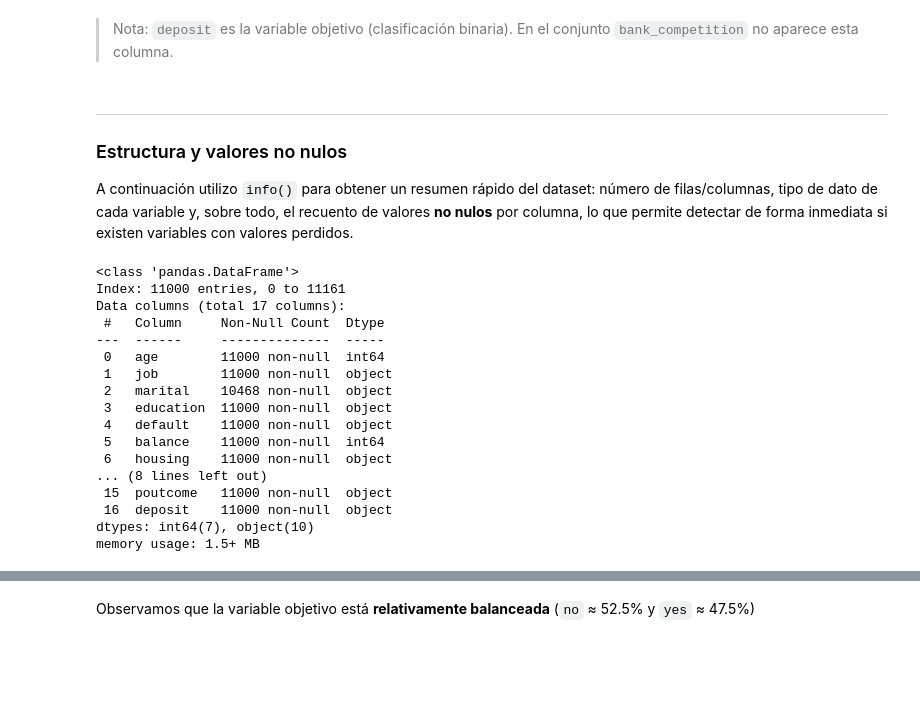
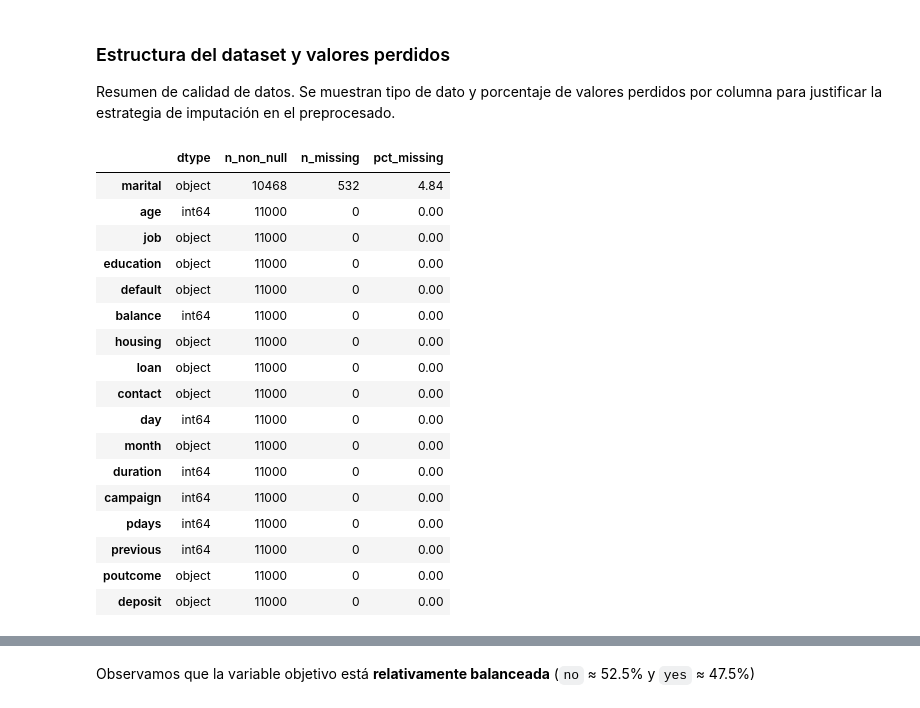
Before and after one commit to DiegoVa6/Grupo05_Practica1, a Jupyter notebook: exercise.ipynb, the cells around one changed output, grey strips where cells are left out. Cells and saved outputs as stored; diff of their text form; code cells hidden in the pictures; blank space fills up the shorter version.

```diff
--- a/exercise.ipynb
+++ b/exercise.ipynb
@@ -57,28 +83,37 @@ Como ya conocemos las variables predictoras, dejo una tabla con ellas
-# %% [markdown]
-> Nota: `deposit` es la variable objetivo (clasificación binaria). En el conjunto `bank_competition` no aparece esta columna.
 # %% [markdown]
-----
-### Estructura y valores no nulos
-
-A continuación utilizo `info()` para obtener un resumen rápido del dataset: número de filas/columnas, tipo de dato de cada variable y, sobre todo, el recuento de valores **no nulos** por columna, lo que permite detectar de forma inmediata si existen variables con valores perdidos.
+### Estructura del dataset y valores perdidos
+Resumen de calidad de datos. Se muestran tipo de dato y porcentaje de valores perdidos por columna para justificar la estrategia de imputación en el preprocesado.
-# %%
-ava_data.info()
-# %% [output]
-<class 'pandas.DataFrame'>
-Index: 11000 entries, 0 to 11161
-Data columns (total 17 columns):
- #   Column     Non-Null Count  Dtype
----  ------     --------------  -----
- 0   age        11000 non-null  int64
- 1   job        11000 non-null  object
- 2   marital    10468 non-null  object
- 3   education  11000 non-null  object
- 4   default    11000 non-null  object
- 5   balance    11000 non-null  int64
- 6   housing    11000 non-null  object
-... (8 lines left out)
- 15  poutcome   11000 non-null  object
- 16  deposit    11000 non-null  object
-dtypes: int64(7), object(10)
-memory usage: 1.5+ MB
+# %%
+# Resumen por columna: tipo, no-nulos, nulos y % nulos
+summary = pd.DataFrame({
+    "dtype": ava_data.dtypes.astype(str),
+    "n_non_null": ava_data.notna().sum(),
+    "n_missing": ava_data.isna().sum(),
+})
+
+summary["pct_missing"] = (summary["n_missing"] / len(ava_data) * 100).round(2)
+
+# Ordenamos por % de missing (más relevante arriba)
+summary = summary.sort_values("pct_missing", ascending=False)
+
+summary
+# %% [output]
+|  | dtype | n_non_null | n_missing | pct_missing |
+| marital | object | 10468 | 532 | 4.84 |
+| age | int64 | 11000 | 0 | 0.00 |
+| job | object | 11000 | 0 | 0.00 |
+| education | object | 11000 | 0 | 0.00 |
+| default | object | 11000 | 0 | 0.00 |
+| balance | int64 | 11000 | 0 | 0.00 |
+| housing | object | 11000 | 0 | 0.00 |
+| loan | object | 11000 | 0 | 0.00 |
+| contact | object | 11000 | 0 | 0.00 |
+| day | int64 | 11000 | 0 | 0.00 |
+| month | object | 11000 | 0 | 0.00 |
+| duration | int64 | 11000 | 0 | 0.00 |
+| campaign | int64 | 11000 | 0 | 0.00 |
+| pdays | int64 | 11000 | 0 | 0.00 |
+| previous | int64 | 11000 | 0 | 0.00 |
+| poutcome | object | 11000 | 0 | 0.00 |
+| deposit | object | 11000 | 0 | 0.00 |
 # %% [markdown]
```
Also changed, not shown: parts of 60 cells of this notebook.
